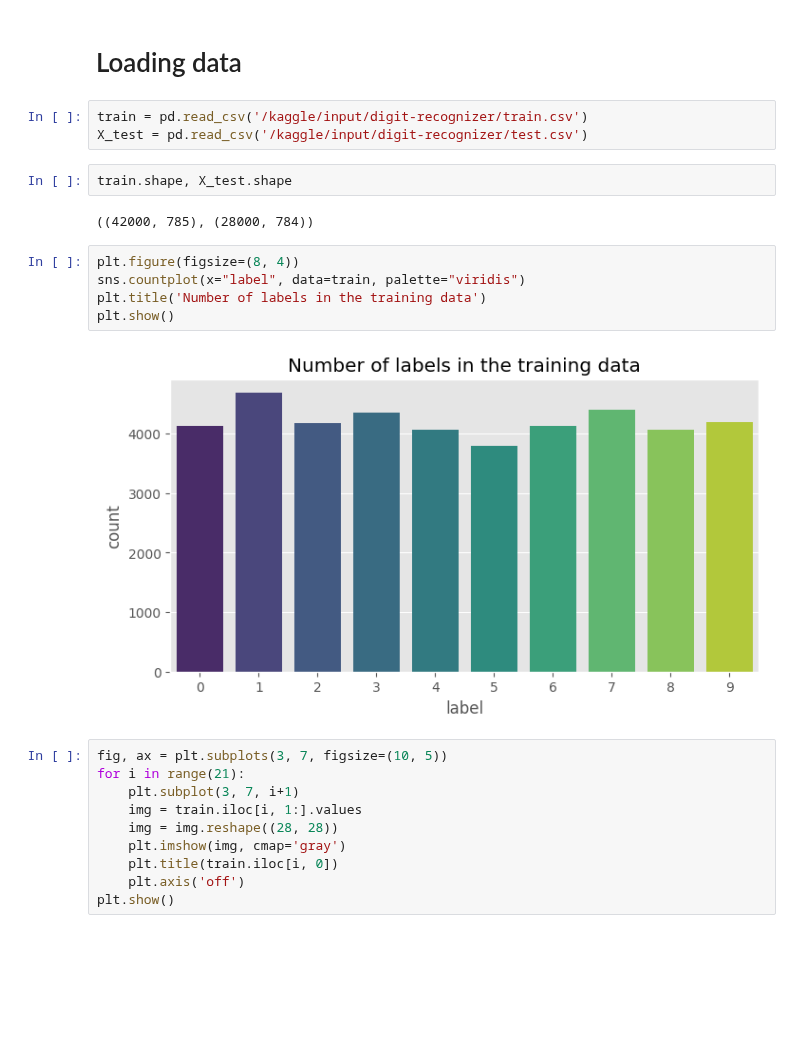
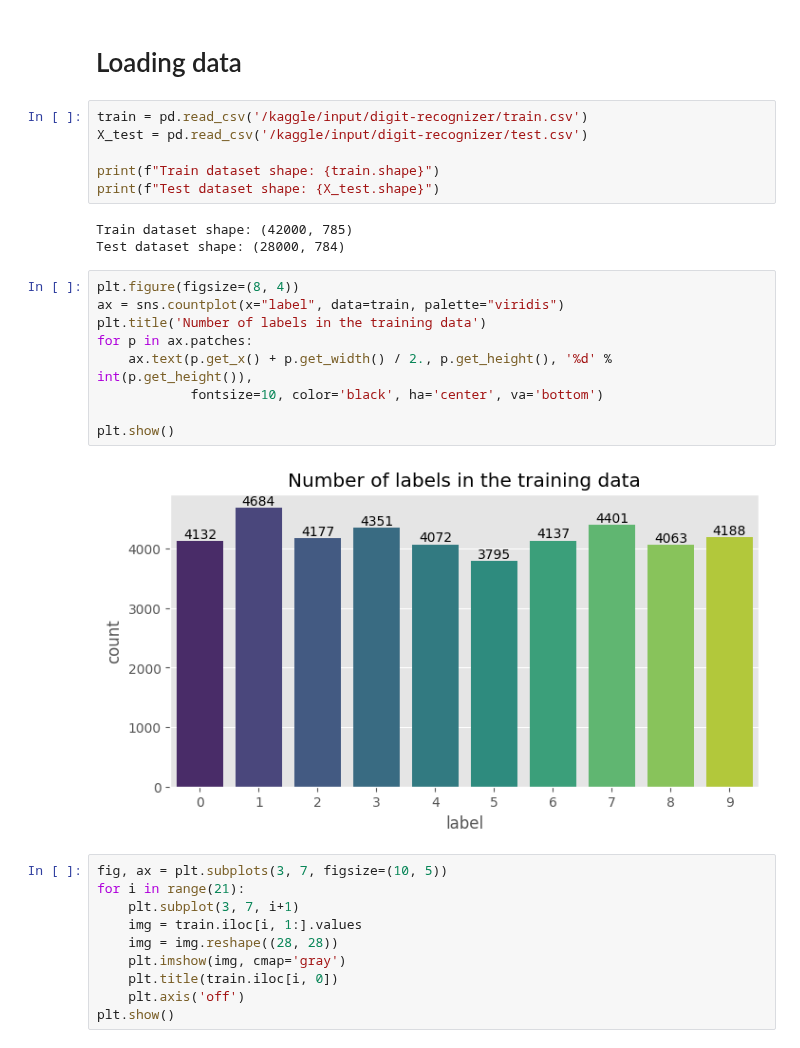
Before and after one commit to ravaghi/kaggle-notebooks, a Jupyter notebook: handwritten-digit-recognition.ipynb, the cells around one changed output. Saved outputs shown, nothing was run; the diff lists cells and outputs as text; blank space fills up the shorter version.

```diff
--- a/handwritten-digit-recognition.ipynb
+++ b/handwritten-digit-recognition.ipynb
@@ -50,17 +52,23 @@ INFO: Seed set to 4242
 # %%
 train = pd.read_csv('/kaggle/input/digit-recognizer/train.csv')
 X_test = pd.read_csv('/kaggle/input/digit-recognizer/test.csv')
+
+print(f"Train dataset shape: {train.shape}")
+print(f"Test dataset shape: {X_test.shape}")
+# %% [output]
+Train dataset shape: (42000, 785)
+Test dataset shape: (28000, 784)
-# %%
-train.shape, X_test.shape
-# %% [output]
-((42000, 785), (28000, 784))
 # %%
 plt.figure(figsize=(8, 4))
-sns.countplot(x="label", data=train, palette="viridis")
+ax = sns.countplot(x="label", data=train, palette="viridis")
 plt.title('Number of labels in the training data')
+for p in ax.patches:
+    ax.text(p.get_x() + p.get_width() / 2., p.get_height(), '%d' % int(p.get_height()),
+            fontsize=10, color='black', ha='center', va='bottom')
+
 plt.show()
 # %% [output]
-[figure, old version]
+[figure, new version]
 # %%
 fig, ax = plt.subplots(3, 7, figsize=(10, 5))
 for i in range(21):
```
Also changed, not shown: parts of 15 cells of this notebook.
